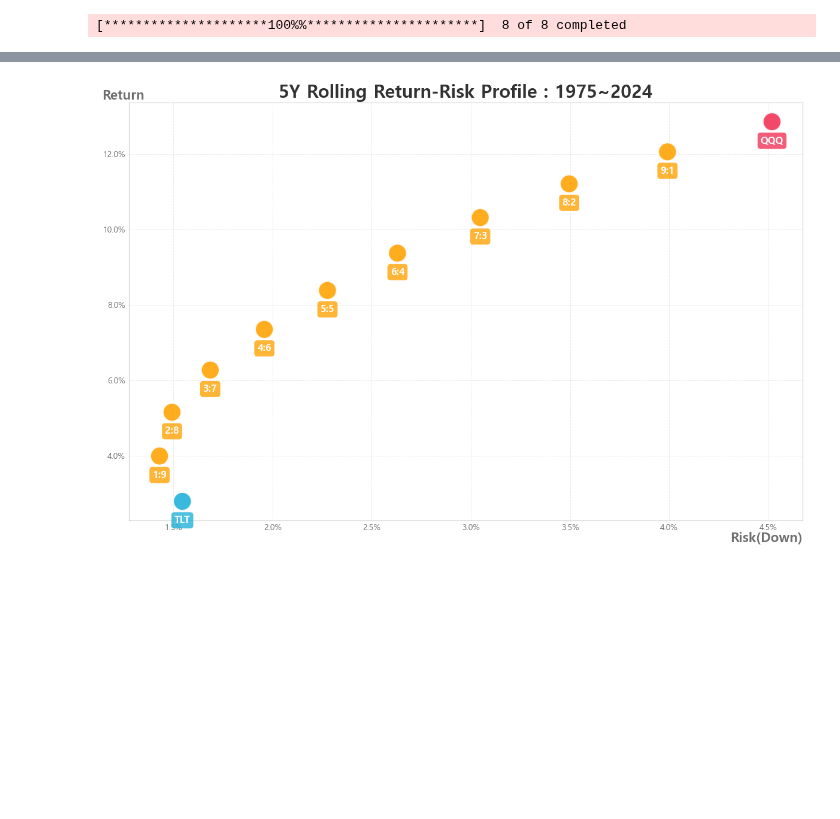
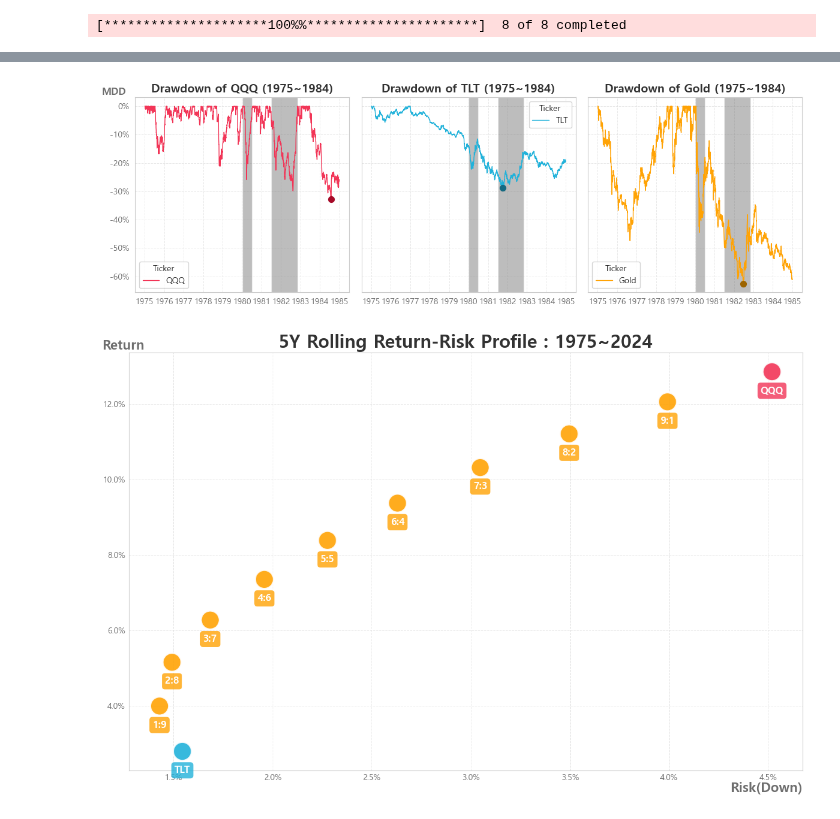
Before and after one commit to sdjhs0327/ws_fn, a Jupyter notebook: strategy/99_05_Report_shock.ipynb, the cells around one changed output, grey strips where cells are left out. Drawn from its saved outputs; the diff is of its cells as text; code cells hidden in the pictures; blank space fills up the shorter version.

```diff
--- a/strategy/99_05_Report_shock.ipynb
+++ b/strategy/99_05_Report_shock.ipynb
@@ -257,7 +257,7 @@ def trend_plot(df):
 # %%
 ## 전고점대비 최대낙폭(MDD)
 def mdd_plot(df):
-    mdd_df, hrr_df = anal_funcs.get_MDD_report(df_1, 'a')
+    mdd_df, hrr_df = anal_funcs.get_MDD_report(df, 'a')
     hrr_df = hrr_df*100
 
     data = hrr_df.copy()
@@ -320,0 +319,3 @@ def mdd_plot(df):
+# %%
+mdd_plot(df_1)
+# %% [output]
@@ -321,3 +325,4 @@ def mdd_plot(df):
+[figure, added]
 # %%
 #### Rolling-Return Trend
 # %%
```
Also changed, not shown: parts of 3 cells of this notebook, 1 other file.
